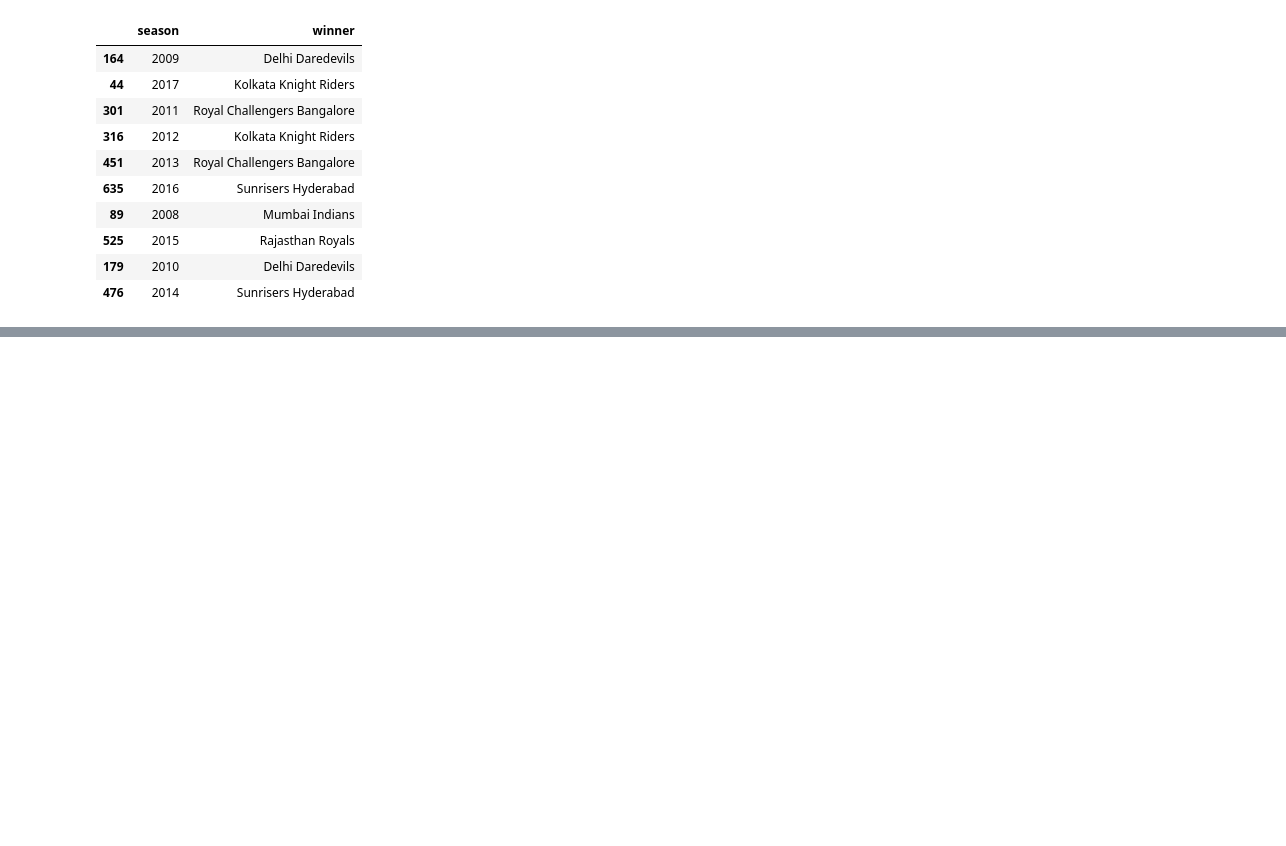
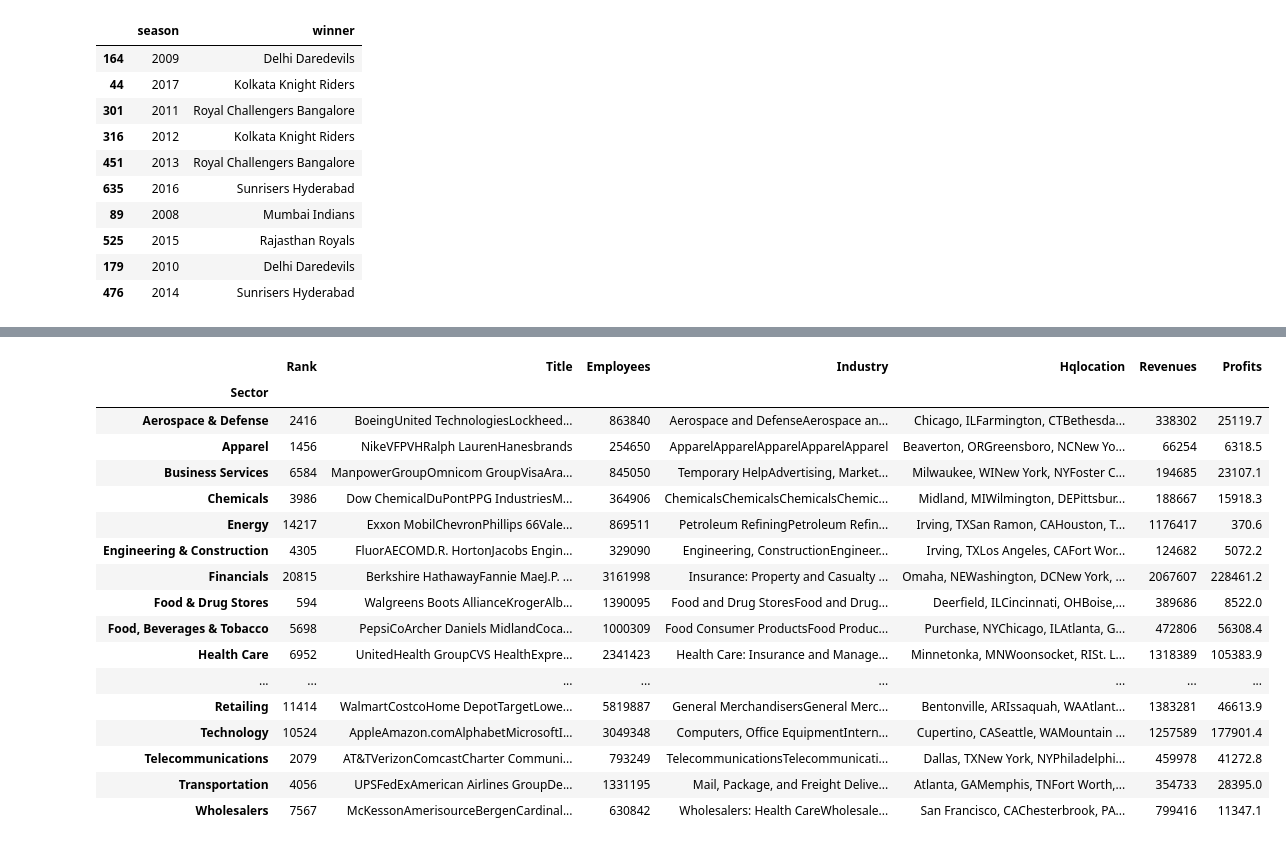
Before and after one commit to RazyAnas/MachineLearning, a Jupyter notebook: Pandas.ipynb, the cells around one changed output, grey strips where cells are left out. Cells and saved outputs as stored; diff of their text form; code cells hidden in the pictures; blank space fills up the shorter version.

```diff
--- a/Pandas.ipynb
+++ b/Pandas.ipynb
@@ -445,0 +590,21 @@ data.drop_duplicates(subset='season', keep='last')[['season', 'winner']]
+# %%
+sectors.sum()
+# %% [output]
+|  | Rank | Title | Employees | Industry | Hqlocation | Revenues | Profits |
+| Sector |  |  |  |  |  |  |  |
+| Aerospace & Defense | 2416 | BoeingUnited TechnologiesLockheed... | 863840 | Aerospace and DefenseAerospace an... | Chicago, ILFarmington, CTBethesda... | 338302 | 25119.7 |
+| Apparel | 1456 | NikeVFPVHRalph LaurenHanesbrands | 254650 | ApparelApparelApparelApparelApparel | Beaverton, ORGreensboro, NCNew Yo... | 66254 | 6318.5 |
+| Business Services | 6584 | ManpowerGroupOmnicom GroupVisaAra... | 845050 | Temporary HelpAdvertising, Market... | Milwaukee, WINew York, NYFoster C... | 194685 | 23107.1 |
+| Chemicals | 3986 | Dow ChemicalDuPontPPG IndustriesM... | 364906 | ChemicalsChemicalsChemicalsChemic... | Midland, MIWilmington, DEPittsbur... | 188667 | 15918.3 |
+| Energy | 14217 | Exxon MobilChevronPhillips 66Vale... | 869511 | Petroleum RefiningPetroleum Refin... | Irving, TXSan Ramon, CAHouston, T... | 1176417 | 370.6 |
+| Engineering & Construction | 4305 | FluorAECOMD.R. HortonJacobs Engin... | 329090 | Engineering, ConstructionEngineer... | Irving, TXLos Angeles, CAFort Wor... | 124682 | 5072.2 |
+| Financials | 20815 | Berkshire HathawayFannie MaeJ.P. ... | 3161998 | Insurance: Property and Casualty ... | Omaha, NEWashington, DCNew York, ... | 2067607 | 228461.2 |
+| Food & Drug Stores | 594 | Walgreens Boots AllianceKrogerAlb... | 1390095 | Food and Drug StoresFood and Drug... | Deerfield, ILCincinnati, OHBoise,... | 389686 | 8522.0 |
+| Food, Beverages & Tobacco | 5698 | PepsiCoArcher Daniels MidlandCoca... | 1000309 | Food Consumer ProductsFood Produc... | Purchase, NYChicago, ILAtlanta, G... | 472806 | 56308.4 |
+| Health Care | 6952 | UnitedHealth GroupCVS HealthExpre... | 2341423 | Health Care: Insurance and Manage... | Minnetonka, MNWoonsocket, RISt. L... | 1318389 | 105383.9 |
+| ... | ... | ... | ... | ... | ... | ... | ... |
+| Retailing | 11414 | WalmartCostcoHome DepotTargetLowe... | 5819887 | General MerchandisersGeneral Merc... | Bentonville, ARIssaquah, WAAtlant... | 1383281 | 46613.9 |
+| Technology | 10524 | AppleAmazon.comAlphabetMicrosoftI... | 3049348 | Computers, Office EquipmentIntern... | Cupertino, CASeattle, WAMountain ... | 1257589 | 177901.4 |
+| Telecommunications | 2079 | AT&TVerizonComcastCharter Communi... | 793249 | TelecommunicationsTelecommunicati... | Dallas, TXNew York, NYPhiladelphi... | 459978 | 41272.8 |
+| Transportation | 4056 | UPSFedExAmerican Airlines GroupDe... | 1331195 | Mail, Package, and Freight Delive... | Atlanta, GAMemphis, TNFort Worth,... | 354733 | 28395.0 |
+| Wholesalers | 7567 | McKessonAmerisourceBergenCardinal... | 630842 | Wholesalers: Health CareWholesale... | San Francisco, CAChesterbrook, PA... | 799416 | 11347.1 |
```
Also changed, not shown: parts of 16 cells of this notebook.
